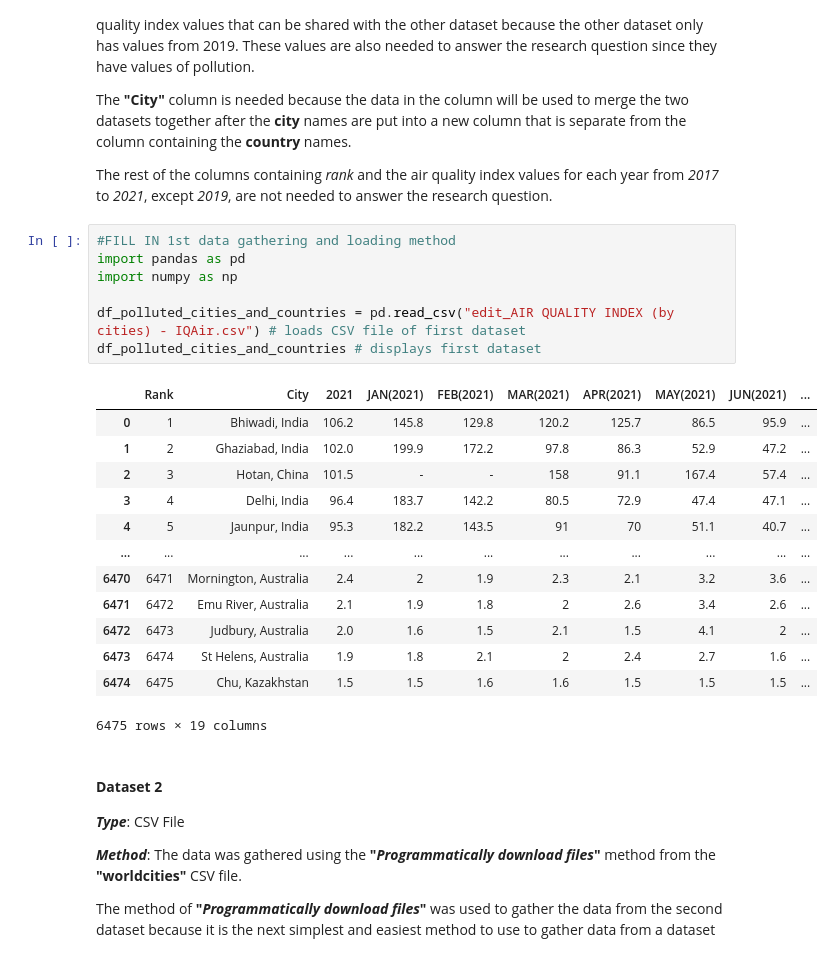
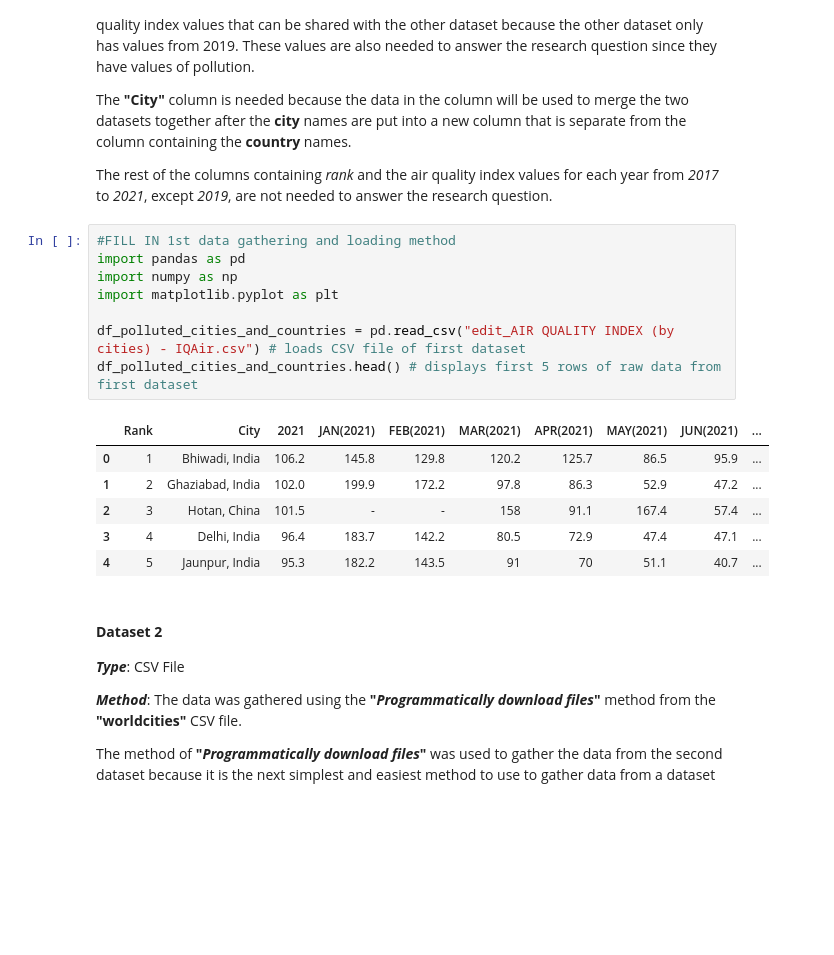
Before and after one commit to jwGitHub9860/Real_World_Data_Wrangling_with_Python, a Jupyter notebook: Data_Wrangling_Project_Starter.ipynb, the cells around one changed output. Saved outputs shown, nothing was run; the diff lists cells and outputs as text; blank space fills up the shorter version.

```diff
--- a/Data_Wrangling_Project_Starter.ipynb
+++ b/Data_Wrangling_Project_Starter.ipynb
@@ -72,24 +72,18 @@ The rest of the columns containing _rank_ and the air quality index values for e
 # %%
 #FILL IN 1st data gathering and loading method
 import pandas as pd
 import numpy as np
+import matplotlib.pyplot as plt
 
 df_polluted_cities_and_countries = pd.read_csv("edit_AIR QUALITY INDEX (by cities) - IQAir.csv") # loads CSV file of first dataset
-df_polluted_cities_and_countries # displays first dataset
+df_polluted_cities_and_countries.head() # displays first 5 rows of raw data from first dataset
 # %% [output]
 |  | Rank | City | 2021 | JAN(2021) | FEB(2021) | MAR(2021) | APR(2021) | MAY(2021) | JUN(2021) | ... |
 | 0 | 1 | Bhiwadi, India | 106.2 | 145.8 | 129.8 | 120.2 | 125.7 | 86.5 | 95.9 | ... |
 | 1 | 2 | Ghaziabad, India | 102.0 | 199.9 | 172.2 | 97.8 | 86.3 | 52.9 | 47.2 | ... |
 | 2 | 3 | Hotan, China | 101.5 | - | - | 158 | 91.1 | 167.4 | 57.4 | ... |
 | 3 | 4 | Delhi, India | 96.4 | 183.7 | 142.2 | 80.5 | 72.9 | 47.4 | 47.1 | ... |
 | 4 | 5 | Jaunpur, India | 95.3 | 182.2 | 143.5 | 91 | 70 | 51.1 | 40.7 | ... |
-| ... | ... | ... | ... | ... | ... | ... | ... | ... | ... | ... |
-| 6470 | 6471 | Mornington, Australia | 2.4 | 2 | 1.9 | 2.3 | 2.1 | 3.2 | 3.6 | ... |
-| 6471 | 6472 | Emu River, Australia | 2.1 | 1.9 | 1.8 | 2 | 2.6 | 3.4 | 2.6 | ... |
-| 6472 | 6473 | Judbury, Australia | 2.0 | 1.6 | 1.5 | 2.1 | 1.5 | 4.1 | 2 | ... |
-| 6473 | 6474 | St Helens, Australia | 1.9 | 1.8 | 2.1 | 2 | 2.4 | 2.7 | 1.6 | ... |
-| 6474 | 6475 | Chu, Kazakhstan | 1.5 | 1.5 | 1.6 | 1.6 | 1.5 | 1.5 | 1.5 | ... |
-6475 rows × 19 columns
 # %% [markdown]
 #### **Dataset 2**
 
```
Also changed, not shown: parts of 21 cells of this notebook.
